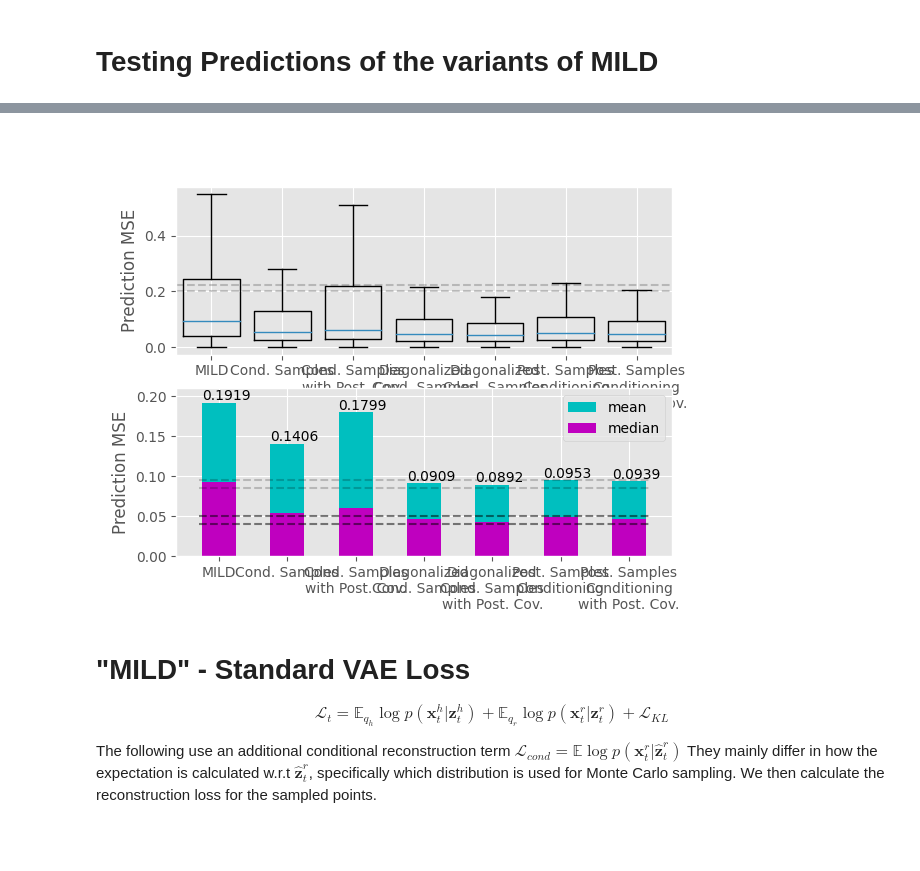
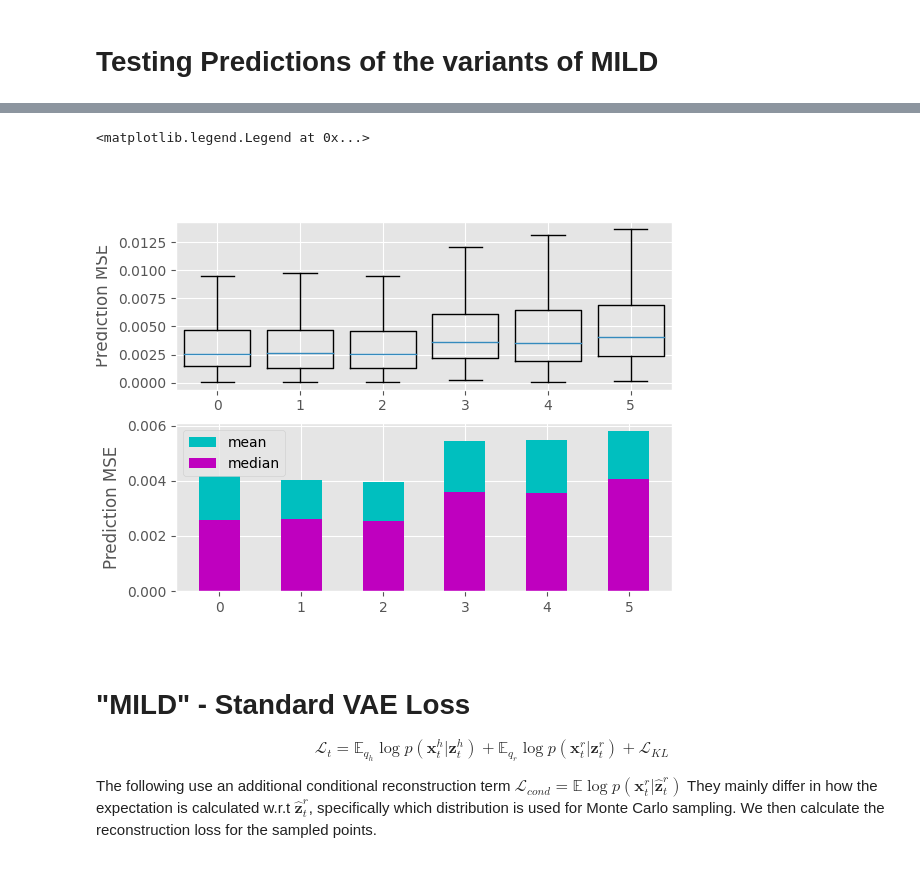
Before and after one commit to souljaboy764/mild-hri, a Jupyter notebook: mild_hri/eval_notebooks/mse_plotter.ipynb, the cells around one changed output, grey strips where cells are left out. Drawn from its saved outputs; the diff is of its cells as text; code cells hidden in the pictures.

```diff
--- a/mild_hri/eval_notebooks/mse_plotter.ipynb
+++ b/mild_hri/eval_notebooks/mse_plotter.ipynb
@@ -6,7 +6,9 @@ import numpy as np
 import scipy
 import matplotlib.pyplot as plt
 from test import evaluate_ckpt
+import torch
 import os
+from mild_hri.utils import *
 os.environ['CUDA_VISIBLE_DEVICES'] = '0'
 os.environ["CUDA_LAUNCH_BLOCKING"] = "1"
 
@@ -19,24 +21,39 @@ ax_bar_pred = plt.subplot(2,1,2)
 k = 0
 
 pred_mse = []
-for model_type, use_cov in [
-                        ('v1_0', False), #
-                        ('v3_1', False),
-                        ('v3_2', True),
-                        ('v4_1', False),
-                        ('v4_2', True),
-                        ('v2_1', False),
-                        ('v2_2', True),
-                    ]:
-    pred_mse_k = []
+vae_mse = []
+for model_type in [
+						'v1_0/diaghmm_z3h5',
+						'v1_0/diaghmm_z5h5',
+						'v1_0/diaghmm_z8h5',
+						'v2_1/diaghmm_z3h5',
+						'v2_1/diaghmm_z5h5',
+						'v2_1/diaghmm_z8h5',
+						# 'diaghmm_z3h9',
+						# 'diaghmm_z5h9',
+						# 'diaghmm_z8h9',
+						# 'diaghsmm_z3h5',
+						# 'diaghsmm_z5h5',
+						# 'diaghsmm_z8h5',
+						# 'diaghsmm_z3h9',
+						# 'diaghsmm_z5h9',
+						# 'diaghsmm_z8h9',
+					]:
+	pred_mse_k = []
+	vae_mse_k = []
+	for trial in range(4):
+		ckpt_path = f'../../logs/2023/bp_hh_20hz/{model_type}/trial{trial}/models/final.pth'
+		ckpt = torch.load(ckpt_path)
+		pred_mse_ckpt, vae_mse_ckpt = evaluate_ckpt(ckpt_path, False)
+		if np.any(np.isnan(pred_mse_ckpt)):
+			print(model_type, trial)
+			continue
+		pred_mse_k += pred_mse_ckpt
+		vae_mse_k += vae_mse_ckpt
+	pred_mse.append(pred_mse_k)
+	vae_mse.append(vae_mse_k)
 
-    for trial in range(4):
-        ckpt_path = f'logs/2023/bp_pepper_downsampled_robotfuture_ablation/z05/{model_type}/vanilla/trial{trial}/models/final_100.pth'
-        pred_mse_ckpt, _ = evaluate_ckpt(ckpt_path, use_cov)
-        pred_mse_k += pred_mse_ckpt
-    pred_mse.append(pred_mse_k)
-
-    # print(f'{model_name}\t{np.mean(pred_mse):.4e} ± {np.std(pred_mse):.4e} \t{np.mean(vae_mse):.4e} ± {np.std(vae_mse):.4e}')
+	print(f'{model_type}\t{np.mean(pred_mse_k):.4e} ± {np.std(pred_mse_k):.4e} \t{np.mean(vae_mse_k):.4e} ± {np.std(vae_mse_k):.4e}')
 
 # p_values = np.ones((len(pred_mse), len(pred_mse)))
 # for i in range(len(pred_mse)-1):
@@ -63,23 +80,23 @@ med_pred_mse = np.array([np.median(pred_mse[i]) for i in range(len(pred_mse))])
 ax_bar_pred.bar(X, mean_pred_mse, color = 'c', width = 0.5, label='mean')#, label='100 epochs')
 ax_bar_pred.bar(X, med_pred_mse, color = 'm', width = 0.5, label='median')#, label='100 epochs')
 
-for i in [0.085, 0.095]:
-    ax_bar_pred.plot([-0.3,len(pred_mse)-0.7], [i,i], 'k--',alpha=0.2)
-for i in range(len(mean_pred_mse)):
-    ax_bar_pred.text(i-0.25, mean_pred_mse[i]+0.003, f'{mean_pred_mse[i]:.4f}')
+# for i in [0.085, 0.095]:
+# 	ax_bar_pred.plot([-0.3,len(pred_mse)-0.7], [i,i], 'k--',alpha=0.2)
+# for i in range(len(mean_pred_mse)):
+# 	ax_bar_pred.text(i-0.25, mean_pred_mse[i]+0.003, f'{mean_pred_mse[i]:.4f}')
 for i in range(len(pred_mse)):
-    ax_box_pred.boxplot(pred_mse[i], positions=[i], showfliers=False, widths=[0.8])
+	ax_box_pred.boxplot(pred_mse[i], positions=[i], showfliers=False, widths=[0.8])
 # ax_bar_pred.bar(X + 0.6, [np.mean(pred_mse[i][1]) for i in range(len(pred_mse))], color = 'm', width = 0.2, label='200 Epochs')
 ax_bar_pred.set_ylabel('Prediction MSE')
 ax_box_pred.set_ylabel('Prediction MSE')
-ax_bar_pred.set_xticks(X, ('MILD', 'Cond. Samples', 'Cond. Samples\nwith Post. Cov.', 'Diagonalized\nCond. Samples', 'Diagonalized\nCond. Samples\nwith Post. Cov.', 'Post. Samples\nConditioning', 'Post. Samples\nConditioning\nwith Post. Cov.', ))
-ax_box_pred.set_xticks(X, ('MILD', 'Cond. Samples', 'Cond. Samples\nwith Post. Cov.', 'Diagonalized\nCond. Samples', 'Diagonalized\nCond. Samples\nwith Post. Cov.', 'Post. Samples\nConditioning', 'Post. Samples\nConditioning\nwith Post. Cov.', ))
+# ax_bar_pred.set_xticks(X, ('MILD', 'Cond. Samples', 'Cond. Samples\nwith Post. Cov.', 'Diagonalized\nCond. Samples', 'Diagonalized\nCond. Samples\nwith Post. Cov.', 'Post. Samples\nConditioning', 'Post. Samples\nConditioning\nwith Post. Cov.', ))
+# ax_box_pred.set_xticks(X, ('MILD', 'Cond. Samples', 'Cond. Samples\nwith Post. Cov.', 'Diagonalized\nCond. Samples', 'Diagonalized\nCond. Samples\nwith Post. Cov.', 'Post. Samples\nConditioning', 'Post. Samples\nConditioning\nwith Post. Cov.', ))
 # ax_bar_pred.set_xticks(X, ('MILD', '#2.1', '#2.2', '#3.1', '#3.2', '#4.1', '#4.2'))
 # ax_box_pred.set_xticks(X, ('MILD', '#2.1', '#2.2', '#3.1', '#3.2', '#4.1', '#4.2'))
-for i in [0.2,0.225]:
-    ax_box_pred.plot([-0.5,len(pred_mse)-0.5], [i,i], 'k--',alpha=0.2)
-for i in [0.05, 0.04]:
-    ax_bar_pred.plot([-0.3,len(pred_mse)-0.7], [i,i], 'k--',alpha=0.5)
+# for i in [0.2,0.225]:
+# 	ax_box_pred.plot([-0.5,len(pred_mse)-0.5], [i,i], 'k--',alpha=0.2)
+# for i in [0.05, 0.04]:
+# 	ax_bar_pred.plot([-0.3,len(pred_mse)-0.7], [i,i], 'k--',alpha=0.5)
 ax_bar_pred.legend()
-ax_bar_pred.set_ylim(top=0.21)
+# ax_bar_pred.set_ylim(top=0.21)
 # %% [output]
@@ -87,4 +109,5 @@ ax_bar_pred.set_ylim(top=0.21)
+<matplotlib.legend.Legend at 0x...>
-[figure, old version]
+[figure, new version]
 # %% [markdown]
 # "MILD" - Standard VAE Loss
 $$\mathcal{L}_t = \mathbb{E}_{q_h}\log p(\boldsymbol{x}^h_t|\boldsymbol{z}^h_t) + \mathbb{E}_{q_r}\log p(\boldsymbol{x}^r_t|\boldsymbol{z}^r_t) + \mathcal{L}_{KL}$$
```
Also changed, not shown: parts of 1 cell of this notebook, 1 other file.
